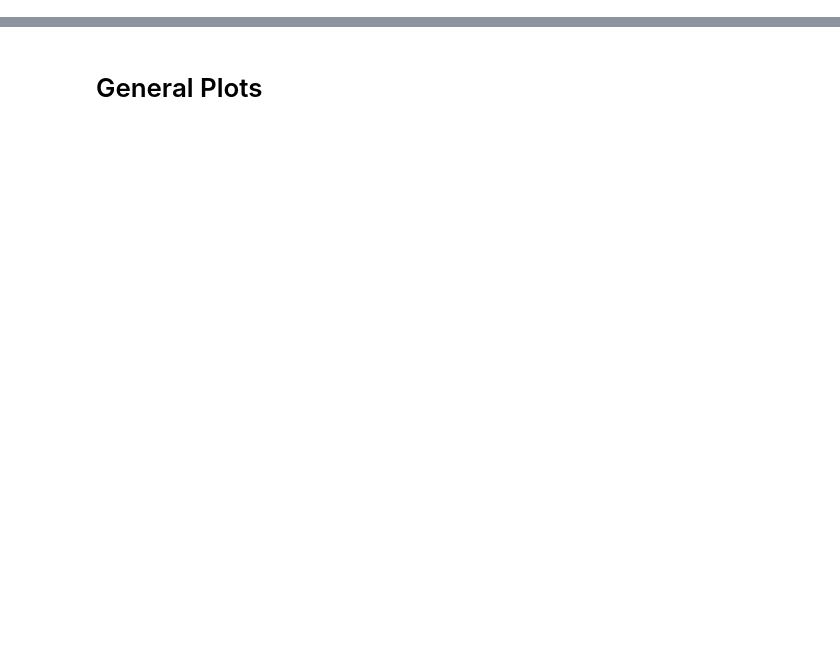
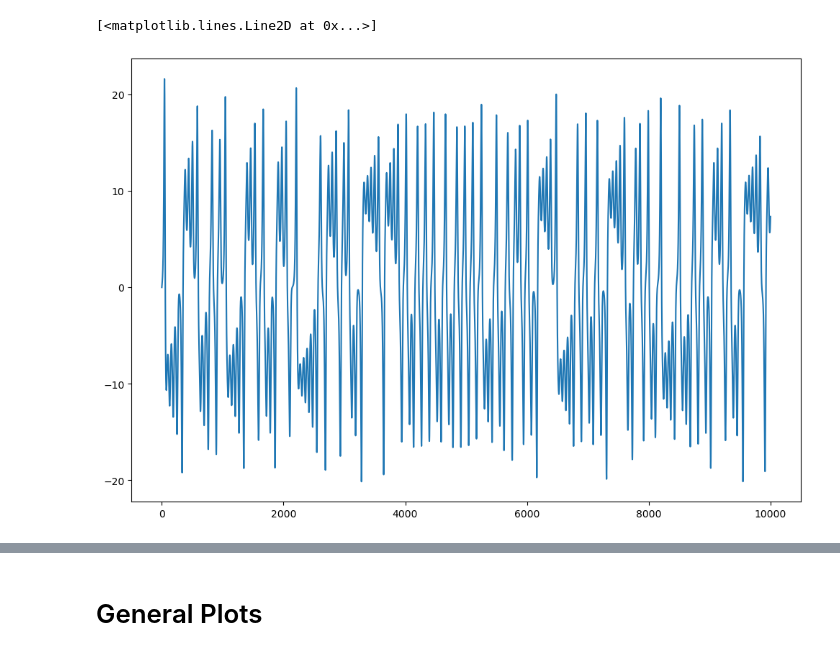
Before and after one commit to daniellengyel/KernelLearningSOS, a Jupyter notebook: Playground.ipynb, the cells around one changed output, grey strips where cells are left out. Cells and saved outputs as stored; diff of their text form; code cells hidden in the pictures; blank space fills up the shorter version.

```diff
--- a/Playground.ipynb
+++ b/Playground.ipynb
@@ -30,8 +36,16 @@ def logistic_map(r):
 
     return helper
 
-def gen_traj(r, x0, N):
-    curr_map = logistic_map(r)
+def bernoulli_map():
+    def helper(x):
+        if x < 0.5:
+            return 2 * x
+        else:
+            return 2 * x - 1
+
+    return helper
+
+def gen_traj(curr_map, x0, N):
 
     x_curr = x0
     res = []
@@ -75,0 +285,12 @@ def custom_kernel(theta):
+# %%
+def lorentz_map(s=10, r=28, b=10/3.):
+
+    def helper(x_vec):
+        h = 0.01
+        x, y, z = x_vec
+        x1 = x + h * (s * (y - x))
+        y1 = y + h * (r * x - y - x * z)
+        z1 = z + h * (x * y - b * z)
+        return [x1, y1, z1]
+
+    return helper
@@ -75,0 +304,5 @@ def custom_kernel(theta):
+# %%
+x_vec_0 = [0, 1, 1.05]
+# x_vec_0 = [0.5, 1.5, 2.5]
+
+traj = np.array(gen_traj(lorentz_map(), x_vec_0, 10000))
@@ -75,0 +365,5 @@ def custom_kernel(theta):
+# %%
+plt.plot(traj[:, 0])
+# %% [output]
+[<matplotlib.lines.Line2D at 0x...>]
+[figure, added]
```
Also changed, not shown: parts of 46 cells of this notebook.
